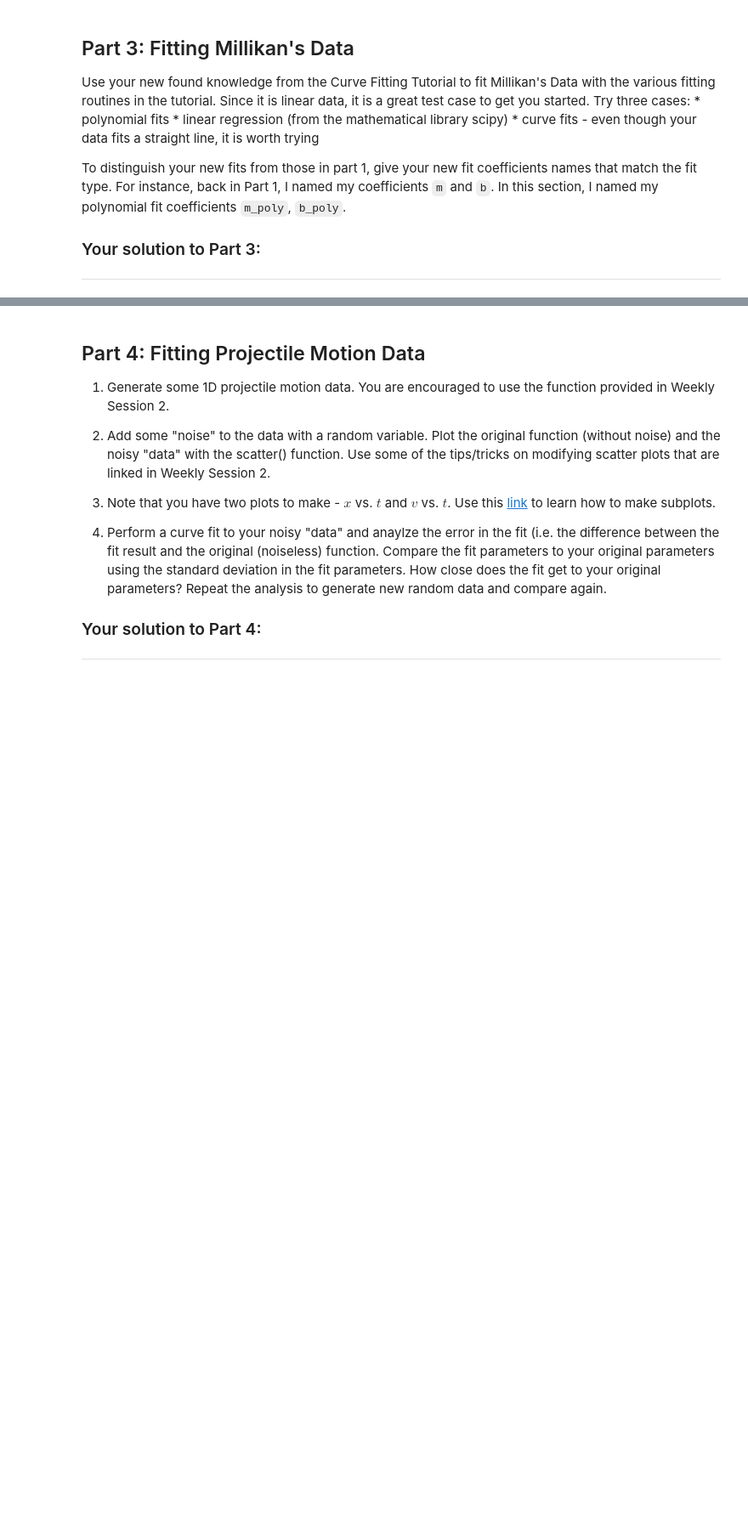
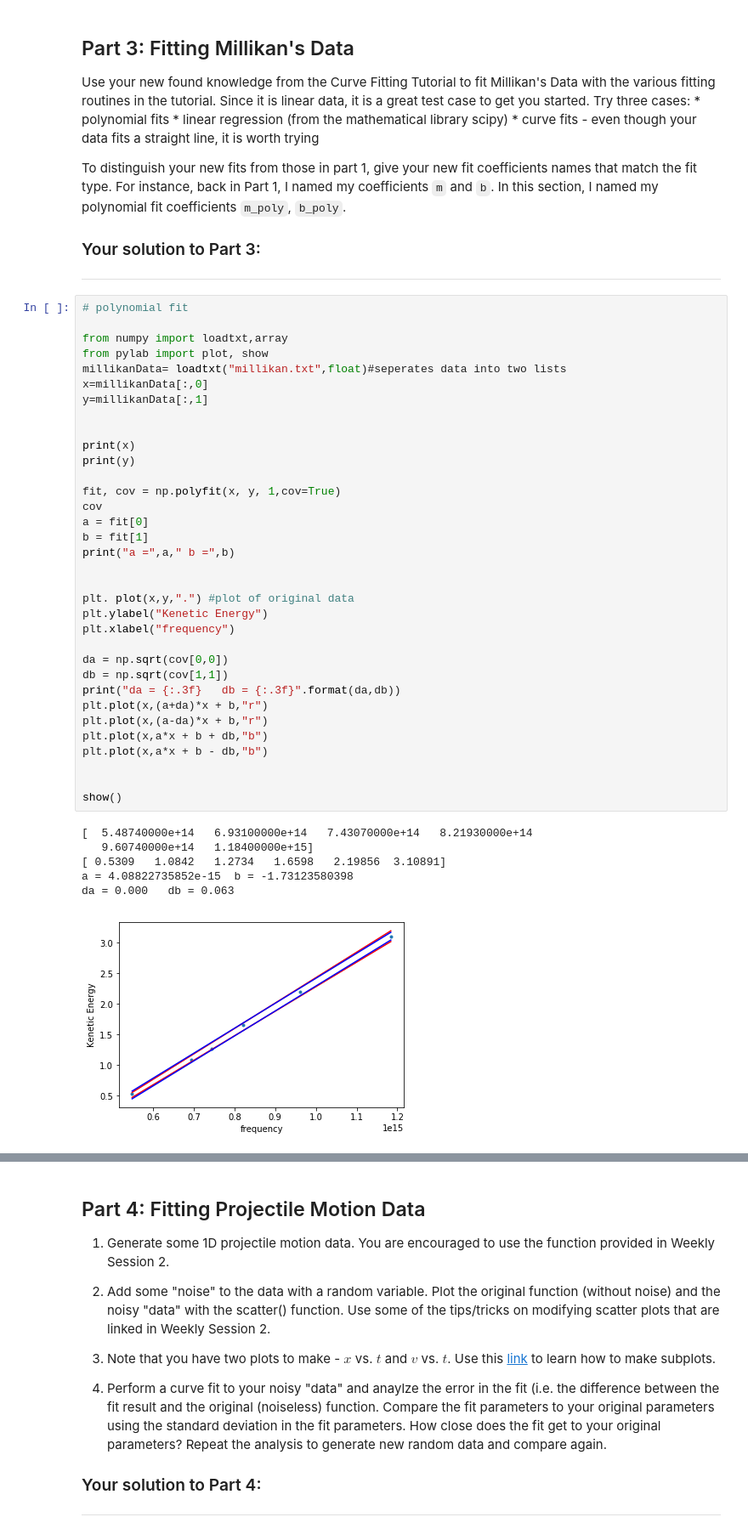
Before and after one commit to chan8005/Labs, a Jupyter notebook: Lab2/Lab2 - Curve Fitting.ipynb, the cells around one changed output, grey strips where cells are left out. Shown: that part at 85% size. Cells and saved outputs as stored; diff of their text form; blank space fills up the shorter version.

```diff
--- a/Lab2/Lab2 - Curve Fitting.ipynb
+++ b/Lab2/Lab2 - Curve Fitting.ipynb
@@ -86,3 +169,44 @@ To distinguish your new fits from those in part 1, give your new fit coefficient
 
 ### Your solution to Part 3:
 -----------------------------------------------------------------------------------------------
+# %%
+# polynomial fit
+
+from numpy import loadtxt,array
+from pylab import plot, show
+millikanData= loadtxt("millikan.txt",float)#seperates data into two lists
+x=millikanData[:,0]
+y=millikanData[:,1]
+
+
+print(x)
+print(y)
+
+fit, cov = np.polyfit(x, y, 1,cov=True)
+cov
+a = fit[0]
+b = fit[1]
+print("a =",a," b =",b)
+
+
+plt. plot(x,y,".") #plot of original data
+plt.ylabel("Kenetic Energy")
+plt.xlabel("frequency")
+
+da = np.sqrt(cov[0,0])
+db = np.sqrt(cov[1,1])
+print("da = {:.3f}   db = {:.3f}".format(da,db))
+plt.plot(x,(a+da)*x + b,"r")
+plt.plot(x,(a-da)*x + b,"r")
+plt.plot(x,a*x + b + db,"b")
+plt.plot(x,a*x + b - db,"b")
+
+
+show()
+# %% [output]
+[  5.48740000e+14   6.93100000e+14   7.43070000e+14   8.21930000e+14
+   9.60740000e+14   1.18400000e+15]
+[ 0.5309   1.0842   1.2734   1.6598   2.19856  3.10891]
+a = 4.08822735852e-15  b = -1.73123580398
+da = 0.000   db = 0.063
+[figure, added]
```
Also changed, not shown: parts of 10 cells of this notebook.
